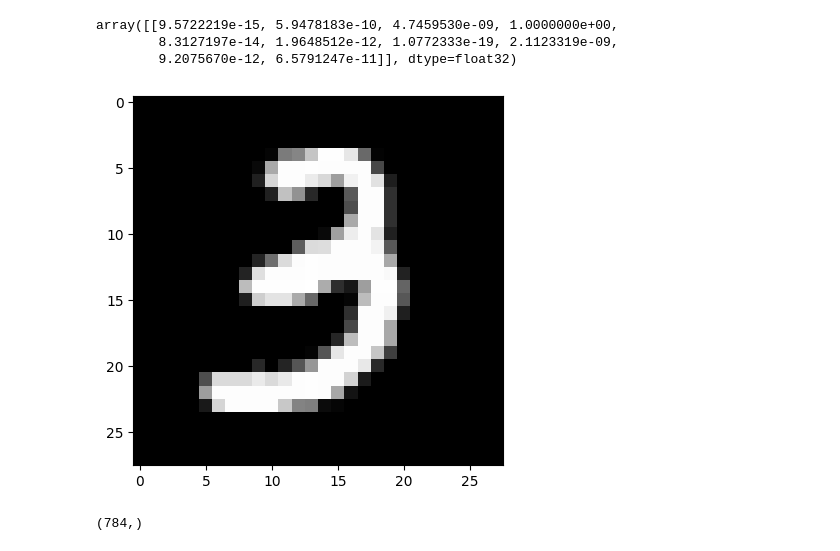
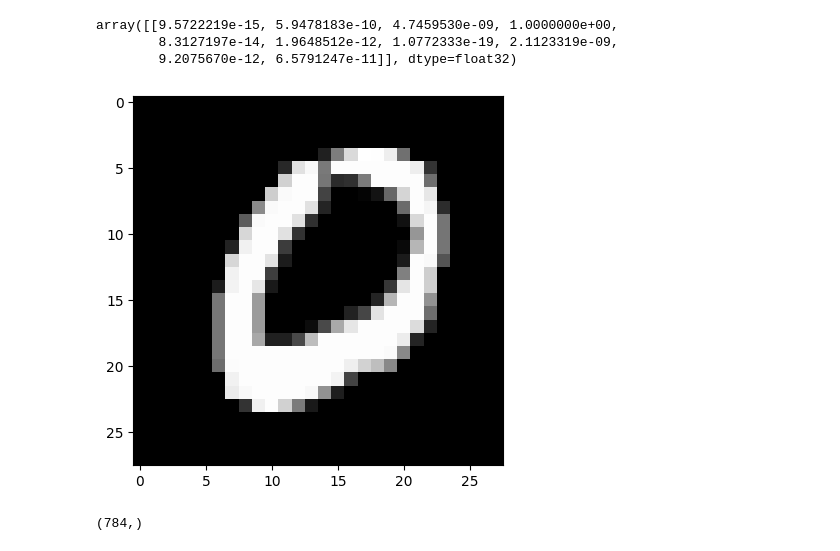
Before and after one commit to ASAKHRI/projet_CNN, a Jupyter notebook: projet_cnn.ipynb, the cells around one changed output. Drawn from its saved outputs; the diff is of its cells as text; code cells hidden in the pictures.

```diff
--- a/projet_cnn.ipynb
+++ b/projet_cnn.ipynb
@@ -227,12 +227,12 @@ array([[9.5722219e-15, 5.9478183e-10, 4.7459530e-09, 1.0000000e+00,
         8.3127197e-14, 1.9648512e-12, 1.0772333e-19, 2.1123319e-09,
         9.2075670e-12, 6.5791247e-11]], dtype=float32)
 # %%
-img_test= test[7]
+img_test= test[210]
 img_test2 = img_test.reshape((28,28))
 plt.imshow(img_test2 , cmap='gray')
 plt.show()
 # %% [output]
-[figure, old version]
+[figure, new version]
 # %%
 img_test.shape
 # %% [output]
```
